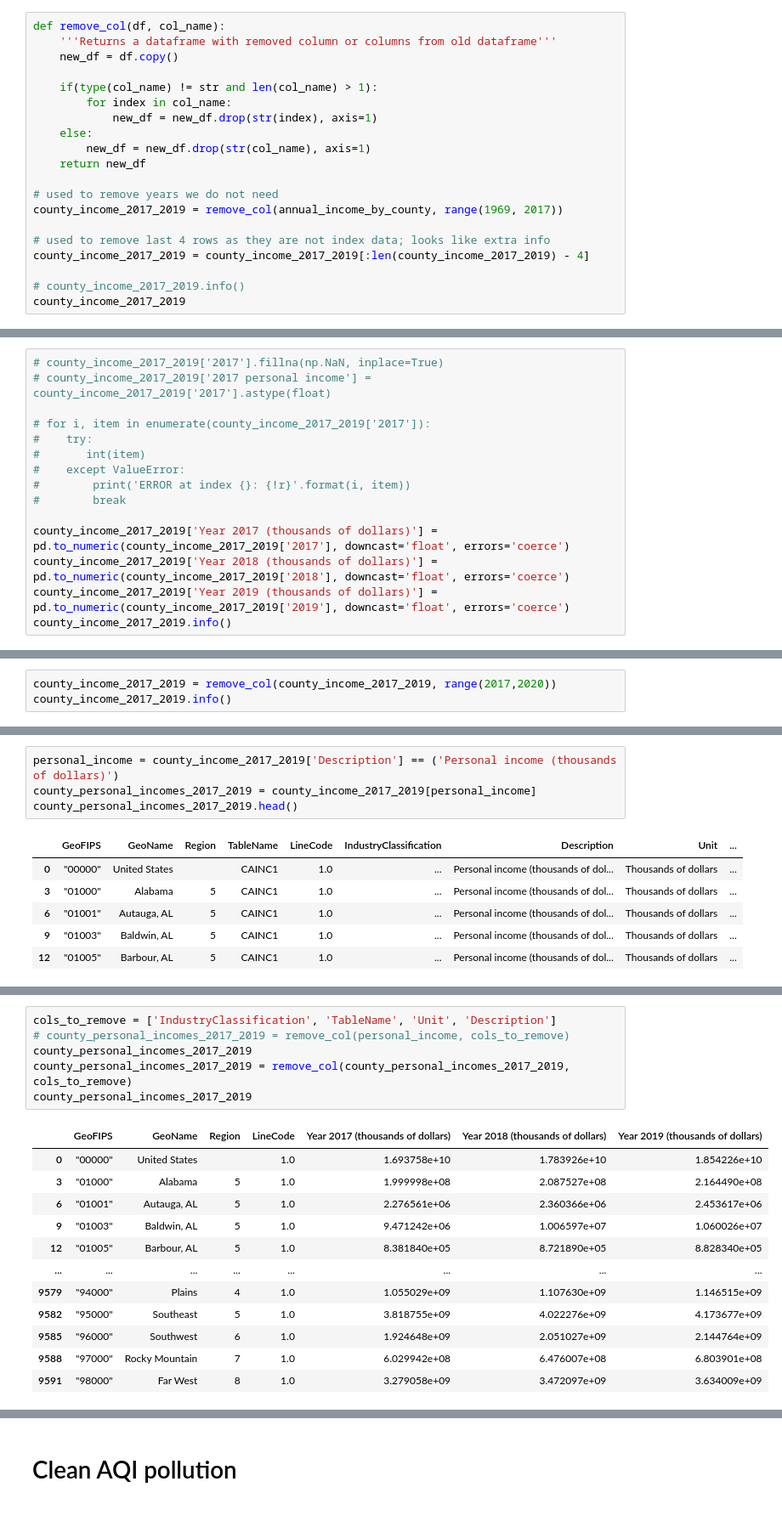
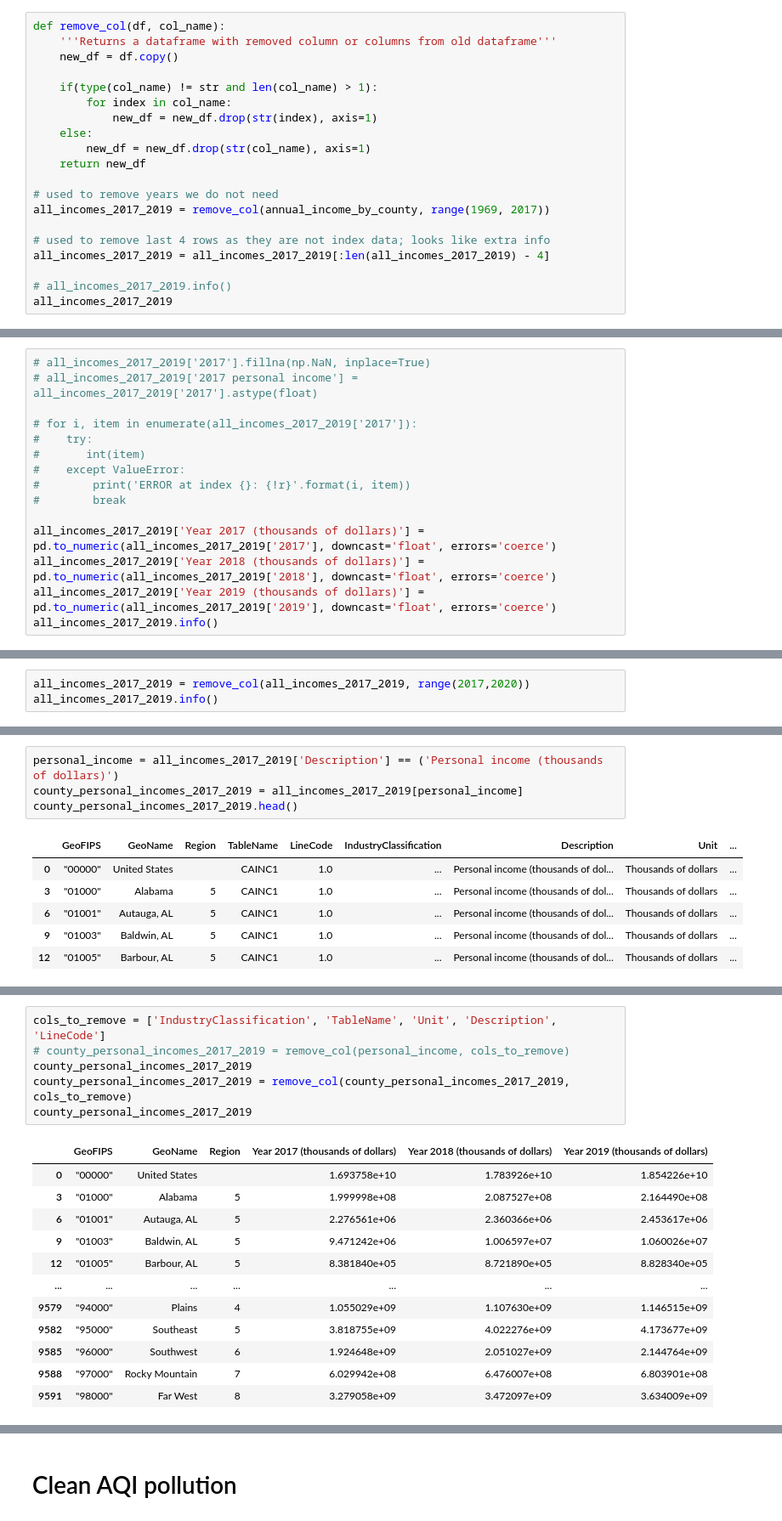
Before and after one commit to willkchan/Pollution-Forecast, a Jupyter notebook: src/preparation/Data_Wrangling.ipynb, the cells around one changed output, grey strips where cells are left out. Shown at 85% size. Saved outputs shown, nothing was run; the diff lists cells and outputs as text.

```diff
--- a/src/preparation/Data_Wrangling.ipynb
+++ b/src/preparation/Data_Wrangling.ipynb
@@ -47,13 +48,13 @@ def remove_col(df, col_name):
     return new_df
 
 # used to remove years we do not need
-county_income_2017_2019 = remove_col(annual_income_by_county, range(1969, 2017))
+all_incomes_2017_2019 = remove_col(annual_income_by_county, range(1969, 2017))
 
 # used to remove last 4 rows as they are not index data; looks like extra info
-county_income_2017_2019 = county_income_2017_2019[:len(county_income_2017_2019) - 4]
+all_incomes_2017_2019 = all_incomes_2017_2019[:len(all_incomes_2017_2019) - 4]
 
-# county_income_2017_2019.info()
-county_income_2017_2019
+# all_incomes_2017_2019.info()
+all_incomes_2017_2019
 # %% [output]
 |  | GeoFIPS | GeoName | Region | TableName | LineCode | IndustryClassification | Description | Unit | 2017 | ... |
 | 0 | "00000" | United States |  | CAINC1 | 1.0 | ... | Personal income (thousands of dol... | Thousands of dollars | 16937582000 | ... |
@@ -71,20 +72,20 @@ county_income_2017_2019
 # %% [markdown]
 change column types
 # %%
-# county_income_2017_2019['2017'].fillna(np.NaN, inplace=True)
-# county_income_2017_2019['2017 personal income'] = county_income_2017_2019['2017'].astype(float)
+# all_incomes_2017_2019['2017'].fillna(np.NaN, inplace=True)
+# all_incomes_2017_2019['2017 personal income'] = all_incomes_2017_2019['2017'].astype(float)
 
-# for i, item in enumerate(county_income_2017_2019['2017']):
+# for i, item in enumerate(all_incomes_2017_2019['2017']):
 #    try:
 #       int(item)
 #    except ValueError:
 #        print('ERROR at index {}: {!r}'.format(i, item))
 #        break
 
-county_income_2017_2019['Year 2017 (thousands of dollars)'] = pd.to_numeric(county_income_2017_2019['2017'], downcast='float', errors='coerce')
-county_income_2017_2019['Year 2018 (thousands of dollars)'] = pd.to_numeric(county_income_2017_2019['2018'], downcast='float', errors='coerce')
-county_income_2017_2019['Year 2019 (thousands of dollars)'] = pd.to_numeric(county_income_2017_2019['2019'], downcast='float', errors='coerce')
-county_income_2017_2019.info()
+all_incomes_2017_2019['Year 2017 (thousands of dollars)'] = pd.to_numeric(all_incomes_2017_2019['2017'], downcast='float', errors='coerce')
+all_incomes_2017_2019['Year 2018 (thousands of dollars)'] = pd.to_numeric(all_incomes_2017_2019['2018'], downcast='float', errors='coerce')
+all_incomes_2017_2019['Year 2019 (thousands of dollars)'] = pd.to_numeric(all_incomes_2017_2019['2019'], downcast='float', errors='coerce')
+all_incomes_2017_2019.info()
 # %% [output]
 <class 'pandas.core.frame.DataFrame'>
 RangeIndex: 9594 entries, 0 to 9593
@@ -106,8 +107,8 @@ memory usage: 937.0+ KB
 # %% [markdown]
 drop old object columns for years
 # %%
-county_income_2017_2019 = remove_col(county_income_2017_2019, range(2017,2020))
-county_income_2017_2019.info()
+all_incomes_2017_2019 = remove_col(all_incomes_2017_2019, range(2017,2020))
+all_incomes_2017_2019.info()
 # %% [output]
 <class 'pandas.core.frame.DataFrame'>
 RangeIndex: 9594 entries, 0 to 9593
@@ -130,8 +131,8 @@ memory usage: 712.2+ KB
 # %% [markdown]
 Need to deal with the 3 descriptions personal income, population, per capita personal income (dollars)
 # %%
-personal_income = county_income_2017_2019['Description'] == ('Personal income (thousands of dollars)')
-county_personal_incomes_2017_2019 = county_income_2017_2019[personal_income]
+personal_income = all_incomes_2017_2019['Description'] == ('Personal income (thousands of dollars)')
+county_personal_incomes_2017_2019 = all_incomes_2017_2019[personal_income]
 county_personal_incomes_2017_2019.head()
 # %% [output]
 |  | GeoFIPS | GeoName | Region | TableName | LineCode | IndustryClassification | Description | Unit | ... |
@@ -149,19 +151,19 @@ remove descripton as that is all personal income now
 # %%
-cols_to_remove = ['IndustryClassification', 'TableName', 'Unit', 'Description']
+cols_to_remove = ['IndustryClassification', 'TableName', 'Unit', 'Description', 'LineCode']
 # county_personal_incomes_2017_2019 = remove_col(personal_income, cols_to_remove)
 county_personal_incomes_2017_2019
 county_personal_incomes_2017_2019 = remove_col(county_personal_incomes_2017_2019, cols_to_remove)
 county_personal_incomes_2017_2019
 # %% [output]
-|  | GeoFIPS | GeoName | Region | LineCode | Year 2017 (thousands of dollars) | Year 2018 (thousands of dollars) | Year 2019 (thousands of dollars) |
-| 0 | "00000" | United States |  | 1.0 | 1.693758e+10 | 1.783926e+10 | 1.854226e+10 |
-| 3 | "01000" | Alabama | 5 | 1.0 | 1.999998e+08 | 2.087527e+08 | 2.164490e+08 |
-| 6 | "01001" | Autauga, AL | 5 | 1.0 | 2.276561e+06 | 2.360366e+06 | 2.453617e+06 |
-| 9 | "01003" | Baldwin, AL | 5 | 1.0 | 9.471242e+06 | 1.006597e+07 | 1.060026e+07 |
-| 12 | "01005" | Barbour, AL | 5 | 1.0 | 8.381840e+05 | 8.721890e+05 | 8.828340e+05 |
-| ... | ... | ... | ... | ... | ... | ... | ... |
-| 9579 | "94000" | Plains | 4 | 1.0 | 1.055029e+09 | 1.107630e+09 | 1.146515e+09 |
-| 9582 | "95000" | Southeast | 5 | 1.0 | 3.818755e+09 | 4.022276e+09 | 4.173677e+09 |
-| 9585 | "96000" | Southwest | 6 | 1.0 | 1.924648e+09 | 2.051027e+09 | 2.144764e+09 |
-| 9588 | "97000" | Rocky Mountain | 7 | 1.0 | 6.029942e+08 | 6.476007e+08 | 6.803901e+08 |
-| 9591 | "98000" | Far West | 8 | 1.0 | 3.279058e+09 | 3.472097e+09 | 3.634009e+09 |
+|  | GeoFIPS | GeoName | Region | Year 2017 (thousands of dollars) | Year 2018 (thousands of dollars) | Year 2019 (thousands of dollars) |
+| 0 | "00000" | United States |  | 1.693758e+10 | 1.783926e+10 | 1.854226e+10 |
+| 3 | "01000" | Alabama | 5 | 1.999998e+08 | 2.087527e+08 | 2.164490e+08 |
+| 6 | "01001" | Autauga, AL | 5 | 2.276561e+06 | 2.360366e+06 | 2.453617e+06 |
+| 9 | "01003" | Baldwin, AL | 5 | 9.471242e+06 | 1.006597e+07 | 1.060026e+07 |
+| 12 | "01005" | Barbour, AL | 5 | 8.381840e+05 | 8.721890e+05 | 8.828340e+05 |
+| ... | ... | ... | ... | ... | ... | ... |
+| 9579 | "94000" | Plains | 4 | 1.055029e+09 | 1.107630e+09 | 1.146515e+09 |
+| 9582 | "95000" | Southeast | 5 | 3.818755e+09 | 4.022276e+09 | 4.173677e+09 |
+| 9585 | "96000" | Southwest | 6 | 1.924648e+09 | 2.051027e+09 | 2.144764e+09 |
+| 9588 | "97000" | Rocky Mountain | 7 | 6.029942e+08 | 6.476007e+08 | 6.803901e+08 |
+| 9591 | "98000" | Far West | 8 | 3.279058e+09 | 3.472097e+09 | 3.634009e+09 |
```
Also changed, not shown: parts of 12 cells of this notebook.
